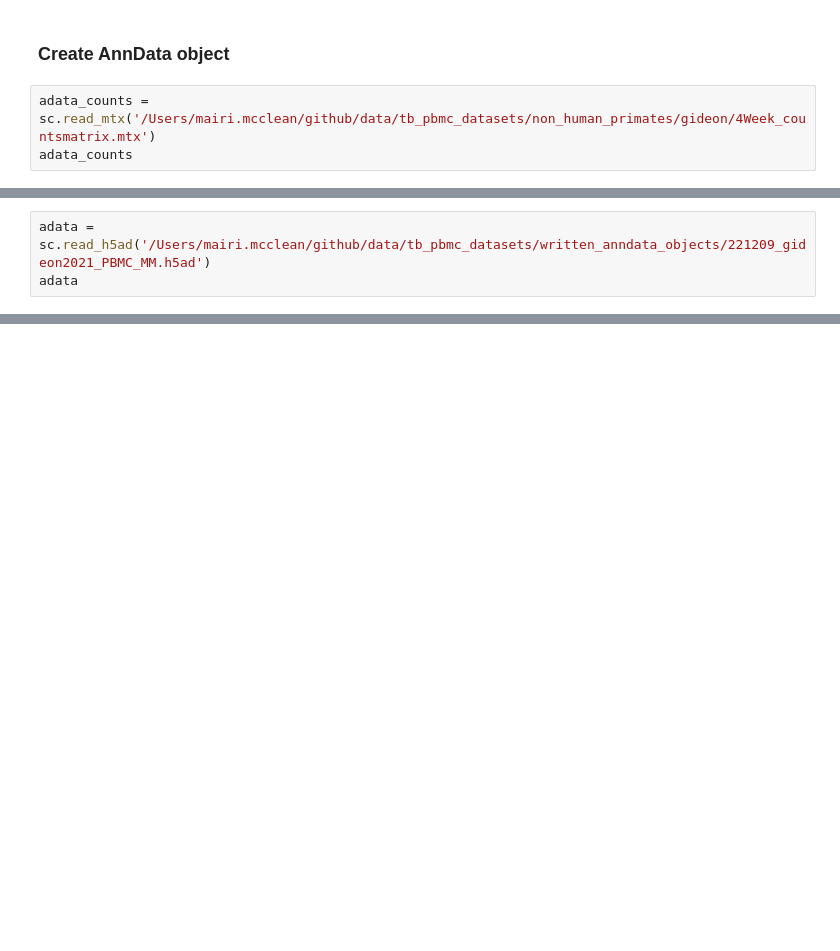
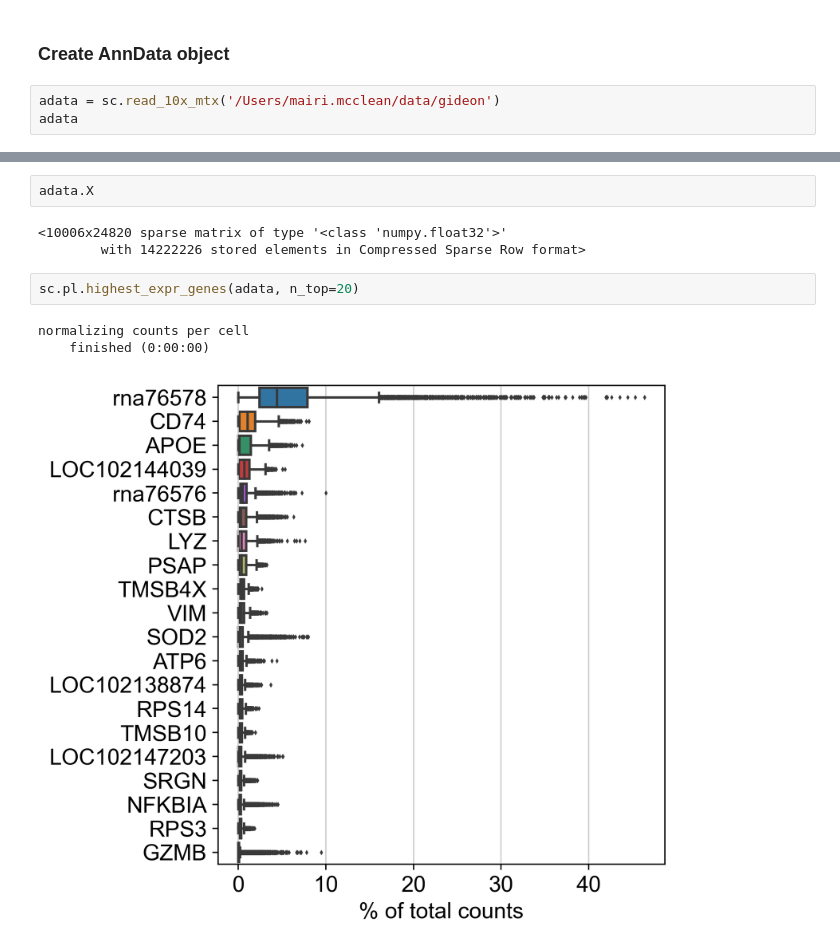
Before and after one commit to mairi-mcclean/TB_atlas, a Jupyter notebook: 1-sample_QC/NON_HUMAN_PRIMATES/221205_wk4_PBMC_basic_QC_Gideon2021_MM.ipynb, the cells around one changed output, grey strips where cells are left out. Drawn from its saved outputs; the diff is of its cells as text; blank space fills up the shorter version.

```diff
--- a/1-sample_QC/NON_HUMAN_PRIMATES/221205_wk4_PBMC_basic_QC_Gideon2021_MM.ipynb
+++ b/1-sample_QC/NON_HUMAN_PRIMATES/221205_wk4_PBMC_basic_QC_Gideon2021_MM.ipynb
@@ -56,6 +38,6 @@ Session information updated at 2022-12-09 15:37
 # %% [markdown]
 ### Create AnnData object
 # %%
-adata_counts = sc.read_mtx('/Users/mairi.mcclean/github/data/tb_pbmc_datasets/non_human_primates/gideon/4Week_countsmatrix.mtx')
-adata_counts
+adata = sc.read_10x_mtx('/Users/mairi.mcclean/data/gideon')
+adata
 # %% [output]
@@ -78,3 +46,0 @@ adata_counts.write('/Users/mairi.mcclean/github/data/tb_pbmc_datasets/written_an
-# %%
-adata = sc.read_h5ad('/Users/mairi.mcclean/github/data/tb_pbmc_datasets/written_anndata_objects/221209_gideon2021_PBMC_MM.h5ad')
-adata
@@ -82,0 +81,11 @@ AnnData object with n_obs × n_vars = 24820 × 10006
+# %%
+adata.X
+# %% [output]
+<10006x24820 sparse matrix of type '<class 'numpy.float32'>'
+        with 14222226 stored elements in Compressed Sparse Row format>
+# %%
+sc.pl.highest_expr_genes(adata, n_top=20)
+# %% [output]
+normalizing counts per cell
+    finished (0:00:00)
+[figure, added]
```
Also changed, not shown: parts of 25 cells of this notebook.
